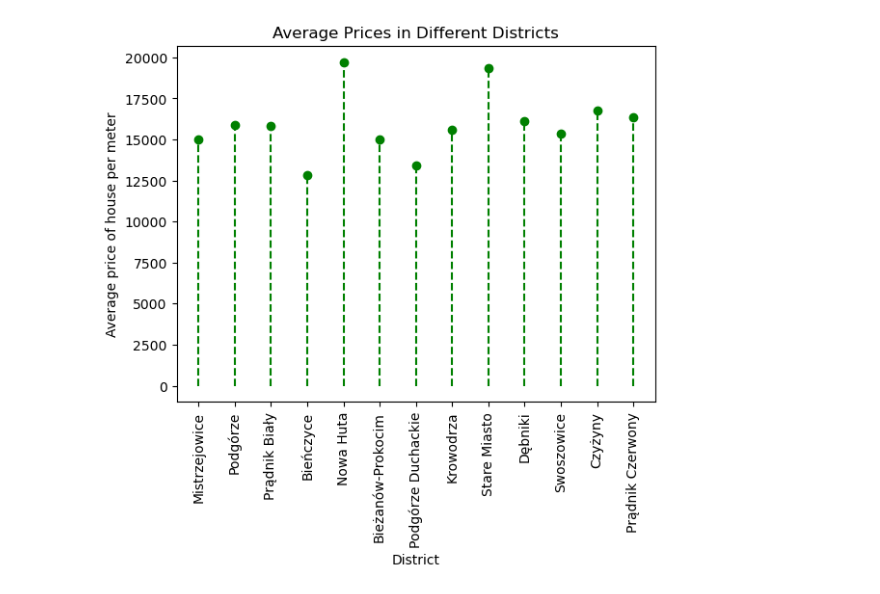
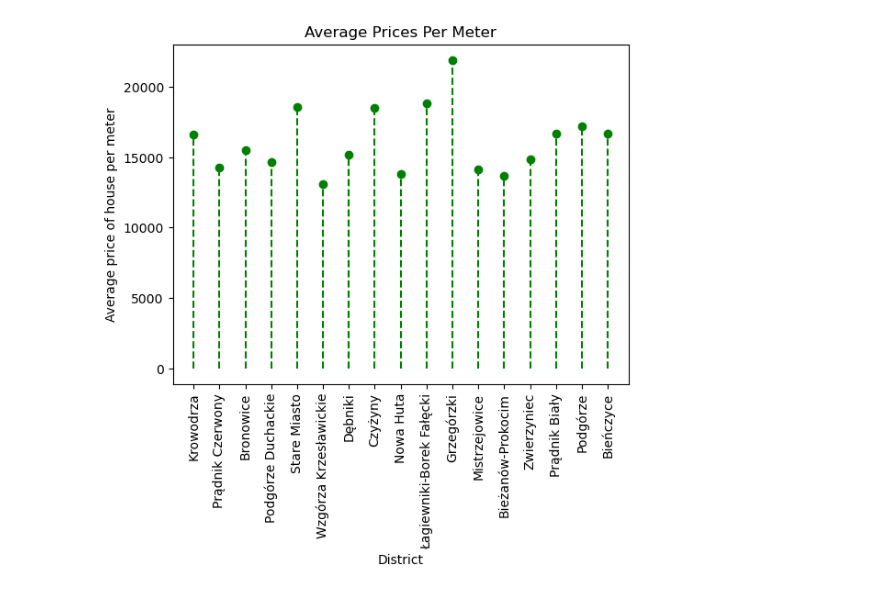
Before and after one commit to matipt2/PriceVisualization, a Jupyter notebook: bsoupParsing.ipynb, the cells around one changed output. Cells and saved outputs as stored; diff of their text form; code cells hidden in the pictures.

```diff
--- a/bsoupParsing.ipynb
+++ b/bsoupParsing.ipynb
@@ -105,6 +162,6 @@ display(m)
 [interactive output not drawn]
 # %%
-average_prices, districts = average_prices_for_each_district(url, 1)
+average_prices, districts = average_prices_for_each_district(url, 3)
 plt.stem(districts, average_prices, linefmt='g--', markerfmt='go', basefmt=' ')
 plt.xlabel('Average price of house')
 plt.ylabel('District')
@@ -164,12 +207,12 @@ def average_prices_for_each_district_per_meter(url, max_pages):
     return average_arr, unique_districts
 # %%
 url = "https://www.otodom.pl/pl/wyniki/sprzedaz/mieszkanie/malopolskie/krakow/krakow/krakow?viewType=listing&limit=72&page=2"
-districts, prices_per_meter = average_prices_for_each_district_per_meter(url, 3)
+districts, prices_per_meter = average_prices_for_each_district_per_meter(url, 1)
 plt.stem(prices_per_meter,districts, linefmt='g--', markerfmt='go', basefmt=' ')
 plt.xlabel('District')
 plt.ylabel('Average price of house per meter')
 plt.xticks(rotation=90)
-plt.title('Average Prices in Different Districts')
+plt.title('Average Prices Per Meter')
 plt.show()
 # %% [output]
-[figure, old version]
+[figure, new version]
```
Also changed, not shown: parts of 4 cells of this notebook.
